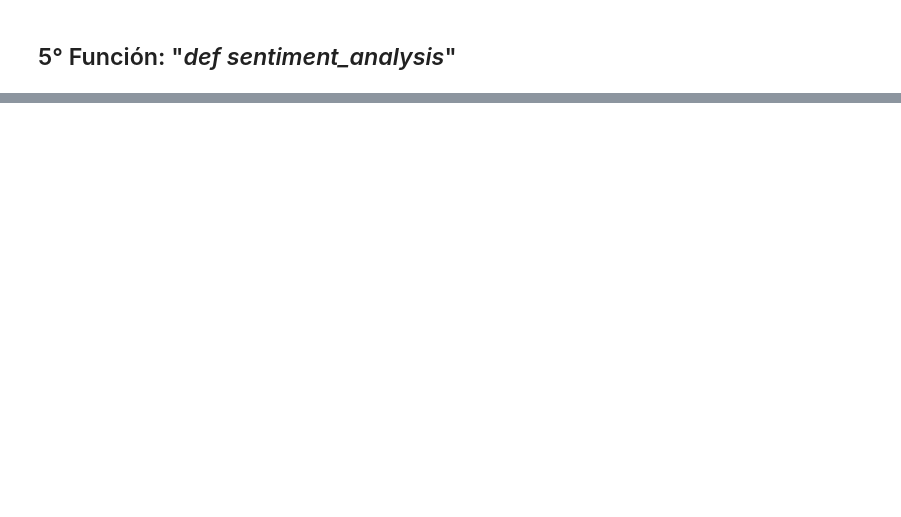
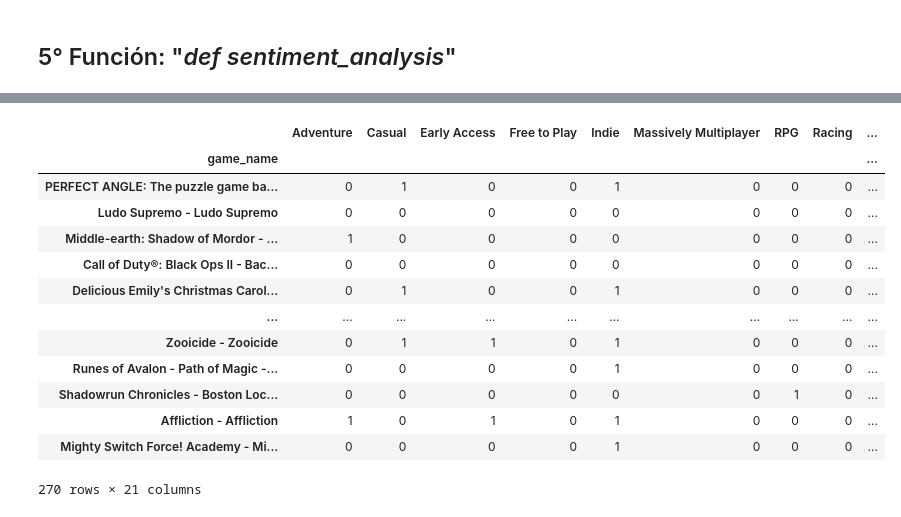
Before and after one commit to ignita22/1-PI_MLOPs, a Jupyter notebook: ETL-EDA-FUNCIONES.ipynb, the cells around one changed output, grey strips where cells are left out. Saved outputs shown, nothing was run; the diff lists cells and outputs as text; code cells hidden in the pictures; blank space fills up the shorter version.

```diff
--- a/ETL-EDA.ipynb
+++ b/ETL-EDA-FUNCIONES.ipynb
@@ -1045,0 +1039,2 @@ print(resultado)
+# %%
+df_games = df_steam_games_clean.set_index('game_name')
@@ -1045,0 +1054,3 @@ print(resultado)
+# %%
+# EDA: al desanidar la columna genres, el archivo se expande debido a la cantidad de carácteres contenidos en el mismo, por lo tanto, tomaremos una muestra para optimizar la función
+df_games = df_games.sample(frac=0.8, random_state=24)
@@ -1045,0 +1077,17 @@ print(resultado)
+# %%
+display(split_genres)
+# %% [output]
+|  | Adventure | Casual | Early Access | Free to Play | Indie | Massively Multiplayer | RPG | Racing | ... |
+| game_name |  |  |  |  |  |  |  |  | ... |
+| PERFECT ANGLE: The puzzle game ba... | 0 | 1 | 0 | 0 | 1 | 0 | 0 | 0 | ... |
+| Ludo Supremo - Ludo Supremo | 0 | 0 | 0 | 0 | 0 | 0 | 0 | 0 | ... |
+| Middle-earth: Shadow of Mordor - ... | 1 | 0 | 0 | 0 | 0 | 0 | 0 | 0 | ... |
+| Call of Duty®: Black Ops II - Bac... | 0 | 0 | 0 | 0 | 0 | 0 | 0 | 0 | ... |
+| Delicious Emily's Christmas Carol... | 0 | 1 | 0 | 0 | 1 | 0 | 0 | 0 | ... |
+| ... | ... | ... | ... | ... | ... | ... | ... | ... | ... |
+| Zooicide - Zooicide | 0 | 1 | 1 | 0 | 1 | 0 | 0 | 0 | ... |
+| Runes of Avalon - Path of Magic -... | 0 | 0 | 0 | 0 | 1 | 0 | 0 | 0 | ... |
+| Shadowrun Chronicles - Boston Loc... | 0 | 0 | 0 | 0 | 0 | 0 | 1 | 0 | ... |
+| Affliction - Affliction | 1 | 0 | 1 | 0 | 1 | 0 | 0 | 0 | ... |
+| Mighty Switch Force! Academy - Mi... | 0 | 0 | 0 | 0 | 1 | 0 | 0 | 0 | ... |
+270 rows × 21 columns
```
Also changed, not shown: parts of 23 cells of this notebook, 2 other files.
